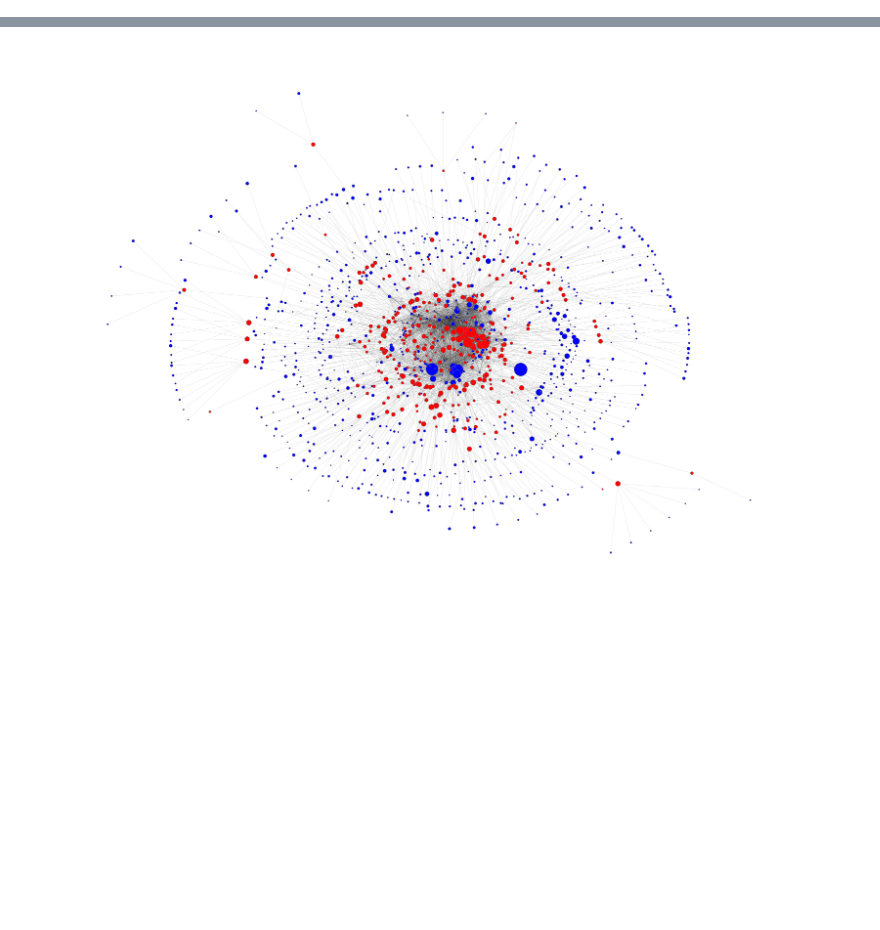
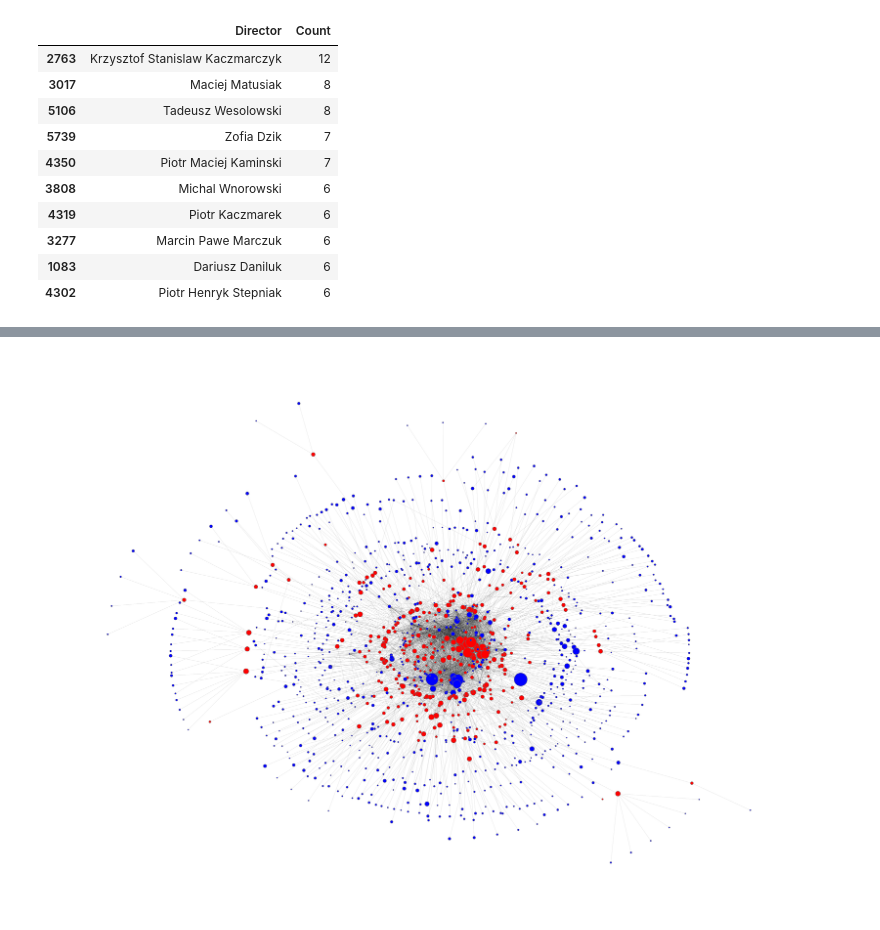
Before and after one commit to dominikjanyga/network-analysis, a Jupyter notebook: 3_network_analysis_testing.ipynb, the cells around one changed output, grey strips where cells are left out. Saved outputs shown, nothing was run; the diff lists cells and outputs as text; code cells hidden in the pictures; blank space fills up the shorter version.

```diff
--- a/3_network_analysis_testing.ipynb
+++ b/3_network_analysis_testing.ipynb
@@ -12,0 +30,16 @@ Mounted at /content/drive
+# %%
+company_officials_count = df_officials.groupby('Director').size().reset_index(name='Count')
+company_officials_count.sort_values(by='Count', ascending=False, inplace=True)
+company_officials_count.head(10)
+# %% [output]
+|  | Director | Count |
+| 2763 | Krzysztof Stanislaw Kaczmarczyk | 12 |
+| 3017 | Maciej Matusiak | 8 |
+| 5106 | Tadeusz Wesolowski | 8 |
+| 5739 | Zofia Dzik | 7 |
+| 4350 | Piotr Maciej Kaminski | 7 |
+| 3808 | Michal Wnorowski | 6 |
+| 4319 | Piotr Kaczmarek | 6 |
+| 3277 | Marcin Pawe Marczuk | 6 |
+| 1083 | Dariusz Daniluk | 6 |
+| 4302 | Piotr Henryk Stepniak | 6 |
```
Also changed, not shown: parts of 6 cells of this notebook.
